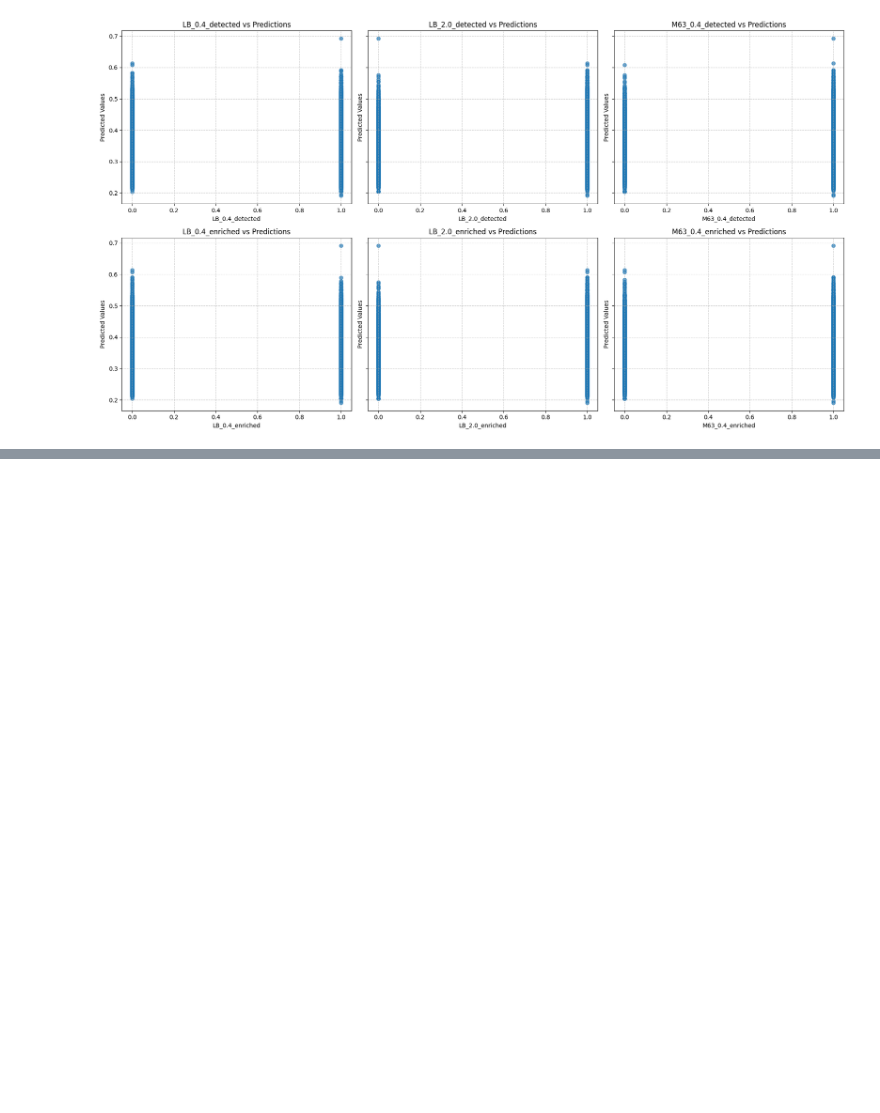
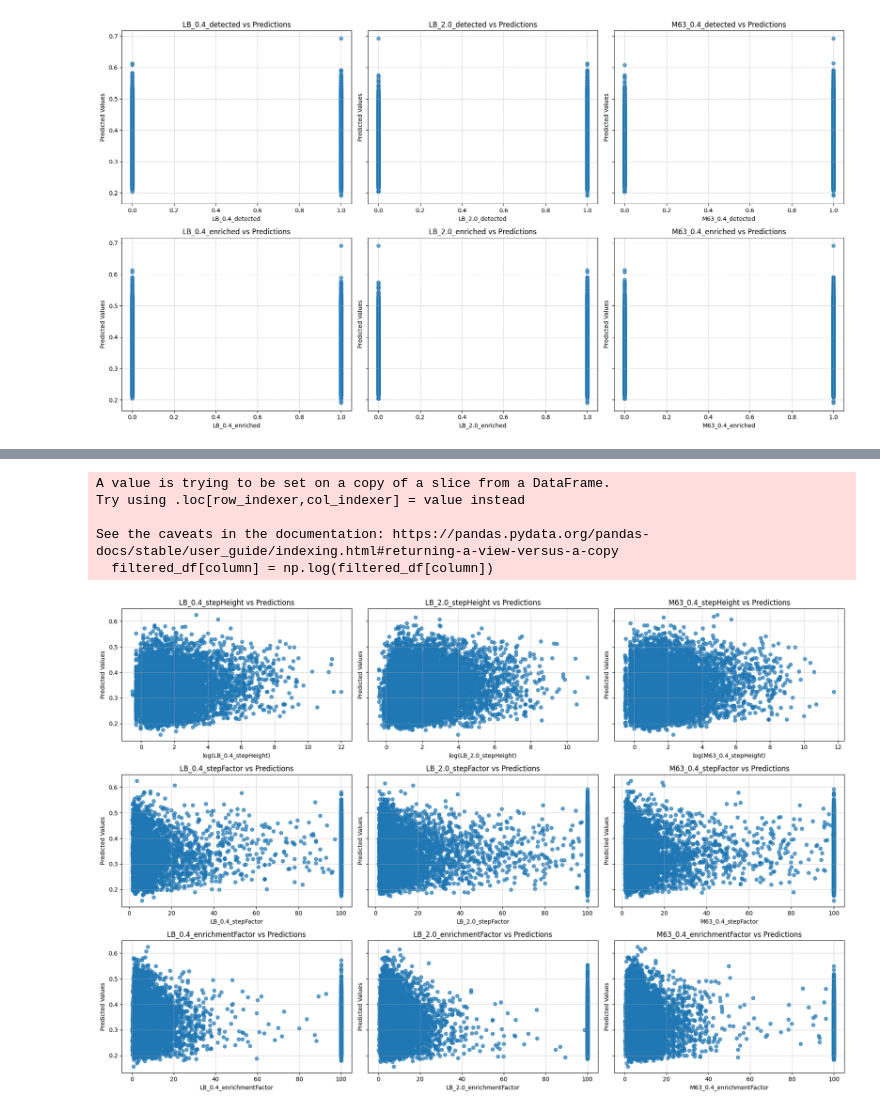
Before and after one commit to Rhys-sg/promoter-sequence-transcription-rates, a Jupyter notebook: v2/Comparisons/Functional (Thomasan)/CNN_6_1_2_thomasan_eval.ipynb, the cells around one changed output, grey strips where cells are left out. Saved outputs shown, nothing was run; the diff lists cells and outputs as text; code cells hidden in the pictures; blank space fills up the shorter version.

```diff
--- a/v2/Comparisons/Functional (Thomasan)/CNN_6_1_2_thomasan_eval.ipynb
+++ b/v2/Comparisons/Functional (Thomasan)/CNN_6_1_2_thomasan_eval.ipynb
@@ -115,0 +124,4 @@ plt.show()
+# %%
+# Group the data by condition
+
+thomasan_df['Predicted'] = model.predict(preprocess_sequences(thomasan_df['Sequence'])).flatten()
@@ -115,0 +130,30 @@ plt.show()
+# %%
+# Does not include 0 values
+
+columns_to_plot = thomasan_df.columns[9:-2]
+
+fig, axes = plt.subplots(3, 3, figsize=(18, 12), sharey=True)
+axes = axes.flatten()
+
+for i, column in enumerate(columns_to_plot):
+    filtered_df = thomasan_df[thomasan_df[column] != 0]
+    if 'stepHeight' in column:
+        filtered_df[column] = np.log(filtered_df[column])
+    axes[i].scatter(filtered_df[column], filtered_df['Predicted'], alpha=0.7)
+    axes[i].set_title(f'{column} vs Predictions', fontsize=12)
+    if 'stepHeight' in column:
+        axes[i].set_xlabel(f'log({column})', fontsize=10)
+    else:
+        axes[i].set_xlabel(column, fontsize=10)
+    axes[i].set_ylabel('Predicted Values', fontsize=10)
+    axes[i].grid(True, linestyle='--', alpha=0.7)
+
+plt.tight_layout()
+plt.show()
+# %% [output]
+A value is trying to be set on a copy of a slice from a DataFrame.
+Try using .loc[row_indexer,col_indexer] = value instead
+
+See the caveats in the documentation: https://pandas.pydata.org/pandas-docs/stable/user_guide/indexing.html#returning-a-view-versus-a-copy
+  filtered_df[column] = np.log(filtered_df[column])
+[figure, added]
```
Also changed, not shown: parts of 4 cells of this notebook, 2 other files.
